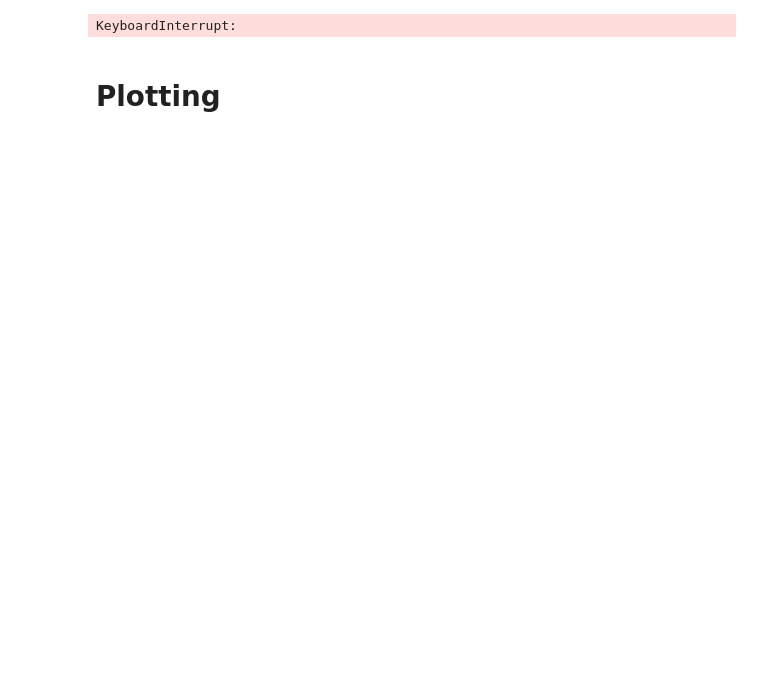
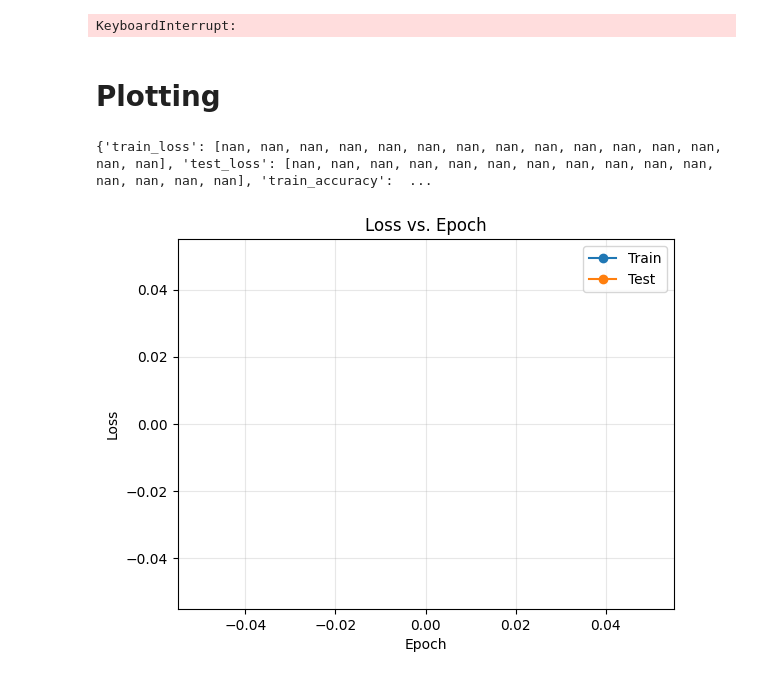
Before and after one commit to 00sen/codeBERT, a Jupyter notebook: src/codeBERT.ipynb, the cells around one changed output. Drawn from its saved outputs; the diff is of its cells as text; code cells hidden in the pictures; blank space fills up the shorter version.

```diff
--- a/src/codeBERT.ipynb
+++ b/src/codeBERT.ipynb
@@ -118,7 +116,6 @@ tensor([[    0,   285,  1380,   255,   134, 25522,   285, 25156, 13842,  1049,
 # %%
 model = AutoModelForSequenceClassification.from_pretrained(
     MODEL_NAME,
-    num_labels=2,
-    problem_type="single_label_classification"
+    num_labels=2
 )
 # %% [output]
@@ -225,0 +191,8 @@ def evaluate(model, dataloader, device, loss_fn, get_cm=False):
+# %%
+def best_device() -> torch.device:
+    """mps → cuda → cpu"""
+    if torch.backends.mps.is_available():
+        return torch.device("mps")
+    if torch.cuda.is_available():
+        return torch.device("cuda")
+    return torch.device("cpu")
@@ -225,0 +223,16 @@ def evaluate(model, dataloader, device, loss_fn, get_cm=False):
+# %%
+EPOCHS = 3
+history = {k: [] for k in (
+    "train_loss", "test_loss", "train_accuracy", "test_accuracy"
+)}
+
+optimizer = AdamW(model.parameters(), lr=2e-5)
+scheduler = get_linear_schedule_with_warmup(
+    optimizer,
+    num_warmup_steps=0,
+    num_training_steps=len(train_loader) * EPOCHS,
+)
+
+device = best_device()
+print(f"Using device → {device}", flush=True)
+model.to(device)
@@ -291,0 +307,24 @@ plt.show()
+# %%
+print(history)
+# %% [output]
+{'train_loss': [nan, nan, nan, nan, nan, nan, nan, nan, nan, nan, nan, nan, nan, nan, nan], 'test_loss': [nan, nan, nan, nan, nan, nan, nan, nan, nan, nan, nan, nan, nan, nan, nan], 'train_accuracy':  ...
+# %%
+for k, v in history.items():
+    if len(v) == 0:
+        print(f"⚠️  'history[\"{k}\"]' is empty – did you run training first?")
+        # you can 'break' here if you want to abort plotting
+epochs = np.arange(1, len(history["train_loss"]) + 1)
+# %%
+# 1️⃣  Loss curve
+plt.close("all")                              # clear stale figures
+plt.figure()
+plt.plot(epochs, history["train_loss"], "o-", label="Train")
+plt.plot(epochs, history["test_loss"],  "o-", label="Test")
+plt.title("Loss vs. Epoch")
+plt.xlabel("Epoch")
+plt.ylabel("Loss")
+plt.grid(True, alpha=.3)
+plt.legend()
+plt.show()
+# %% [output]
+[figure, added]
```
Also changed, not shown: parts of 22 cells of this notebook.
